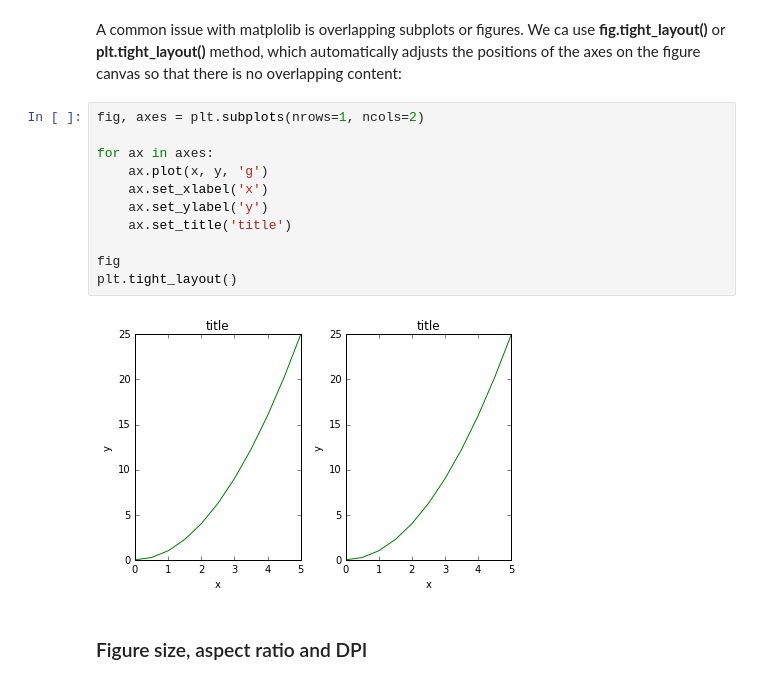
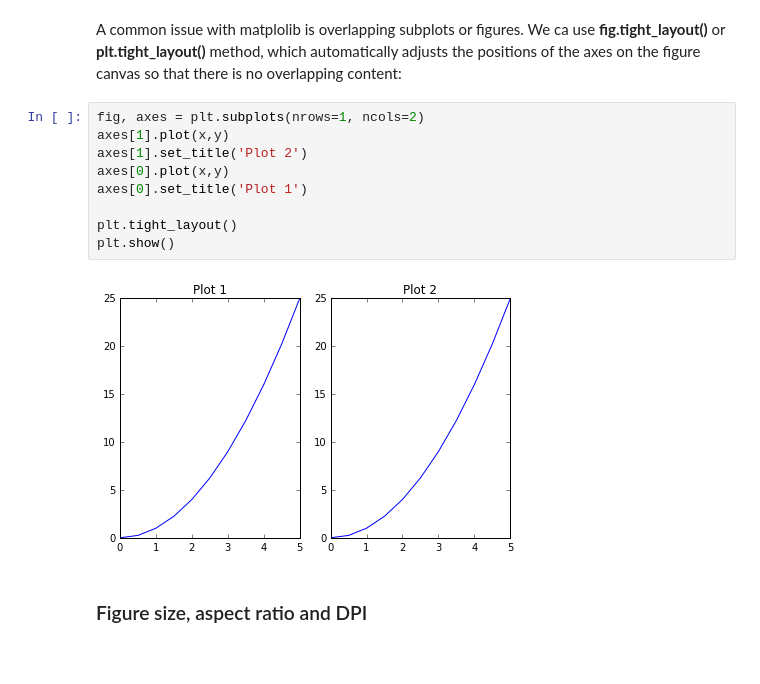
Before and after one commit to stephenlaw30/DataScienceMasters, a Jupyter notebook: Python/DataScience-MachineLearning_Bootcamp/03_Python-for-Data-Visualization/01_Matplotlib/Matplotlib Concepts Lecture.ipynb, the cells around one changed output. Cells and saved outputs as stored; diff of their text form; blank space fills up the shorter version.

```diff
--- a/Python/DataScience-MachineLearning_Bootcamp/03_Python-for-Data-Visualization/01_Matplotlib/Matplotlib Concepts Lecture.ipynb
+++ b/Python/DataScience-MachineLearning_Bootcamp/03_Python-for-Data-Visualization/01_Matplotlib/Matplotlib Concepts Lecture.ipynb
@@ -185,17 +215,15 @@ fig
 A common issue with matplolib is overlapping subplots or figures. We ca use **fig.tight_layout()** or **plt.tight_layout()** method, which automatically adjusts the positions of the axes on the figure canvas so that there is no overlapping content:
 # %%
 fig, axes = plt.subplots(nrows=1, ncols=2)
+axes[1].plot(x,y)
+axes[1].set_title('Plot 2')
+axes[0].plot(x,y)
+axes[0].set_title('Plot 1')
 
-for ax in axes:
-    ax.plot(x, y, 'g')
-    ax.set_xlabel('x')
-    ax.set_ylabel('y')
-    ax.set_title('title')
-
-fig
 plt.tight_layout()
+plt.show()
 # %% [output]
-[figure, old version]
+[figure, new version]
 # %% [markdown]
 ### Figure size, aspect ratio and DPI
 # %% [markdown]
```
Also changed, not shown: parts of 22 cells of this notebook, 1 other file.
